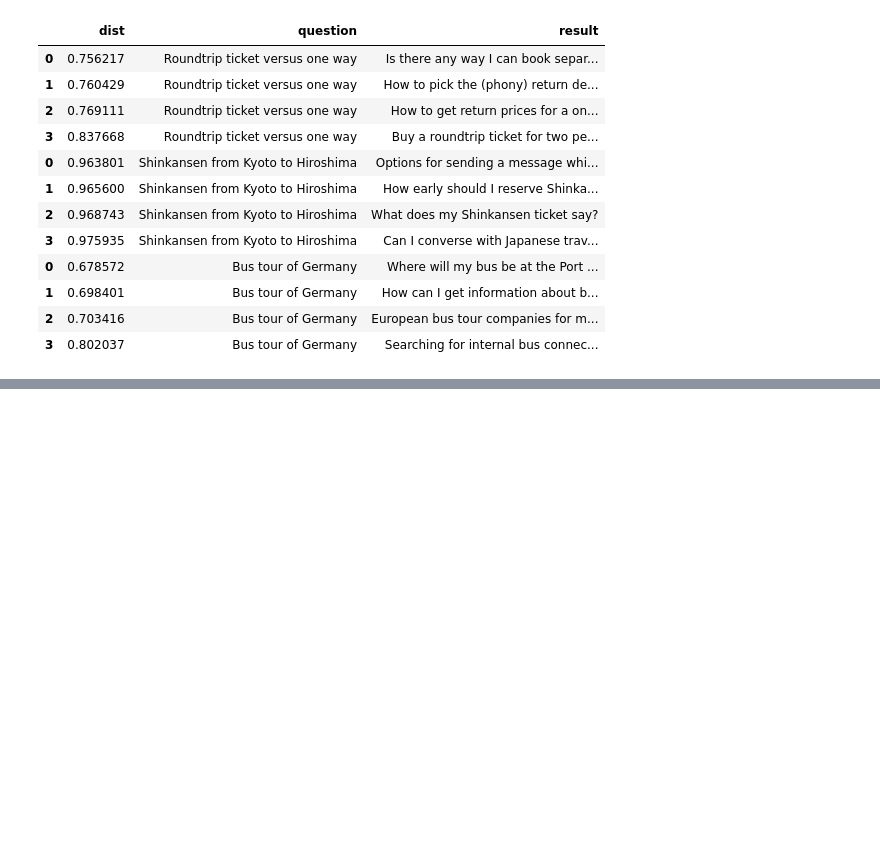
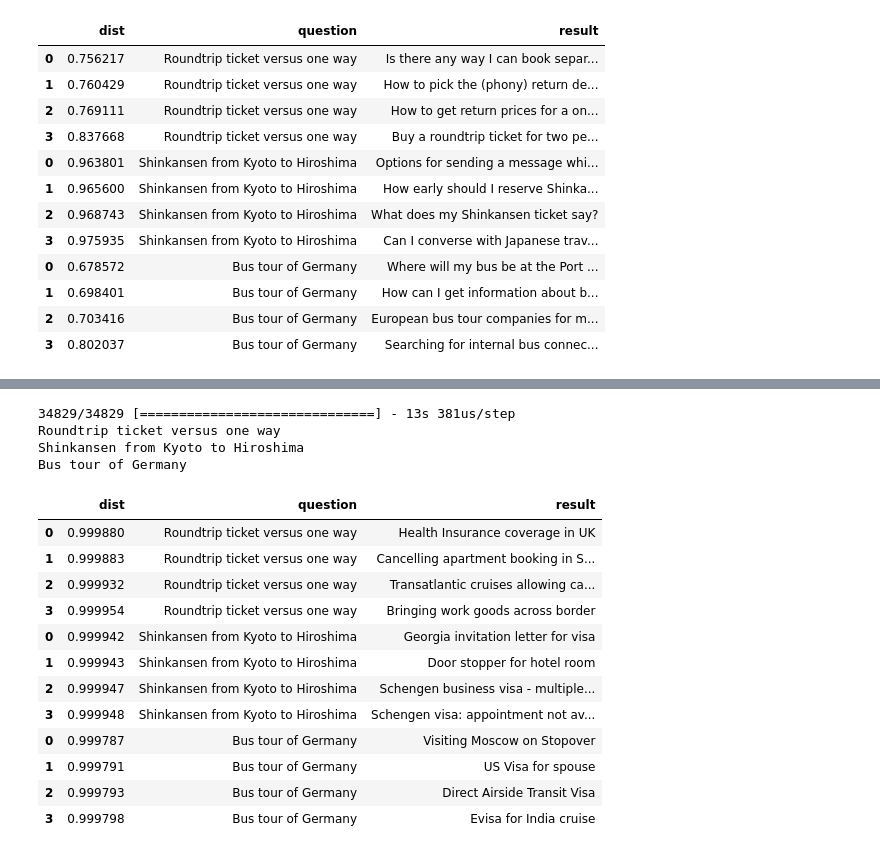
Before and after one commit to GAnagno/Word-Embedding, a Jupyter notebook: Question Matching.ipynb, the cells around one changed output, grey strips where cells are left out. Drawn from its saved outputs; the diff is of its cells as text; code cells hidden in the pictures; blank space fills up the shorter version.

```diff
--- a/Question Matching.ipynb
+++ b/Question Matching.ipynb
@@ -485,0 +488,40 @@ Bus tour of Germany
+# %%
+def lstm_model(embedding_size, vocab_size):
+    title = layers.Input(shape=(None,), dtype='int32', name='title')
+    body = layers.Input(shape=(None,), dtype='int32', name='body')
+
+    embedding = layers.Embedding(
+        mask_zero=True,
+        input_dim=vocab_size,
+        output_dim=embedding_size,
+#         weights=[w2v_weights],
+#         trainable=False
+    )
+
+    lstm_1 = layers.LSTM(units=512, return_sequences=True)
+    lstm_2 = layers.LSTM(units=512, return_sequences=False)
+
+    sum_a = lstm_2(lstm_1(embedding(title)))
+    sum_b = lstm_2(lstm_1(embedding(body)))
+
+    sim = layers.dot([sum_a, sum_b], axes=1, normalize=True)
+#     sim = layers.Activation(activation='sigmoid')(sim)
+    sim_model = models.Model(
+        inputs=[title, body],
+        outputs=[sim],
+    )
+    sim_model.compile(loss='binary_crossentropy', optimizer='rmsprop')
+
+    embedding_model = models.Model(
+        inputs=[title],
+        outputs=[sum_a]
+    )
+    return sim_model, embedding_model
+# %%
+lstm, lstm_embedding = lstm_model(embedding_size=EMBEDDING_SIZE, vocab_size=VOCAB_SIZE)
+lstm.summary()
+lstm.fit_generator(
+    data_generator(batch_size=128),
+    epochs=10,
+    steps_per_epoch=100,
+)
@@ -485,0 +547,21 @@ Bus tour of Germany
+# %%
+lookup = EmbeddingWrapper(model=lstm_embedding)
+evaluate_sample(lookup)
+# %% [output]
+34829/34829 [==============================] - 13s 381us/step
+Roundtrip ticket versus one way
+Shinkansen from Kyoto to Hiroshima
+Bus tour of Germany
+|  | dist | question | result |
+| 0 | 0.999880 | Roundtrip ticket versus one way | Health Insurance coverage in UK |
+| 1 | 0.999883 | Roundtrip ticket versus one way | Cancelling apartment booking in S... |
+| 2 | 0.999932 | Roundtrip ticket versus one way | Transatlantic cruises allowing ca... |
+| 3 | 0.999954 | Roundtrip ticket versus one way | Bringing work goods across border |
+| 0 | 0.999942 | Shinkansen from Kyoto to Hiroshima | Georgia invitation letter for visa |
+| 1 | 0.999943 | Shinkansen from Kyoto to Hiroshima | Door stopper for hotel room |
+| 2 | 0.999947 | Shinkansen from Kyoto to Hiroshima | Schengen business visa - multiple... |
+| 3 | 0.999948 | Shinkansen from Kyoto to Hiroshima | Schengen visa: appointment not av... |
+| 0 | 0.999787 | Bus tour of Germany | Visiting Moscow on Stopover |
+| 1 | 0.999791 | Bus tour of Germany | US Visa for spouse |
+| 2 | 0.999793 | Bus tour of Germany | Direct Airside Transit Visa |
+| 3 | 0.999798 | Bus tour of Germany | Evisa for India cruise |
```
Also changed, not shown: parts of 2 cells of this notebook.
